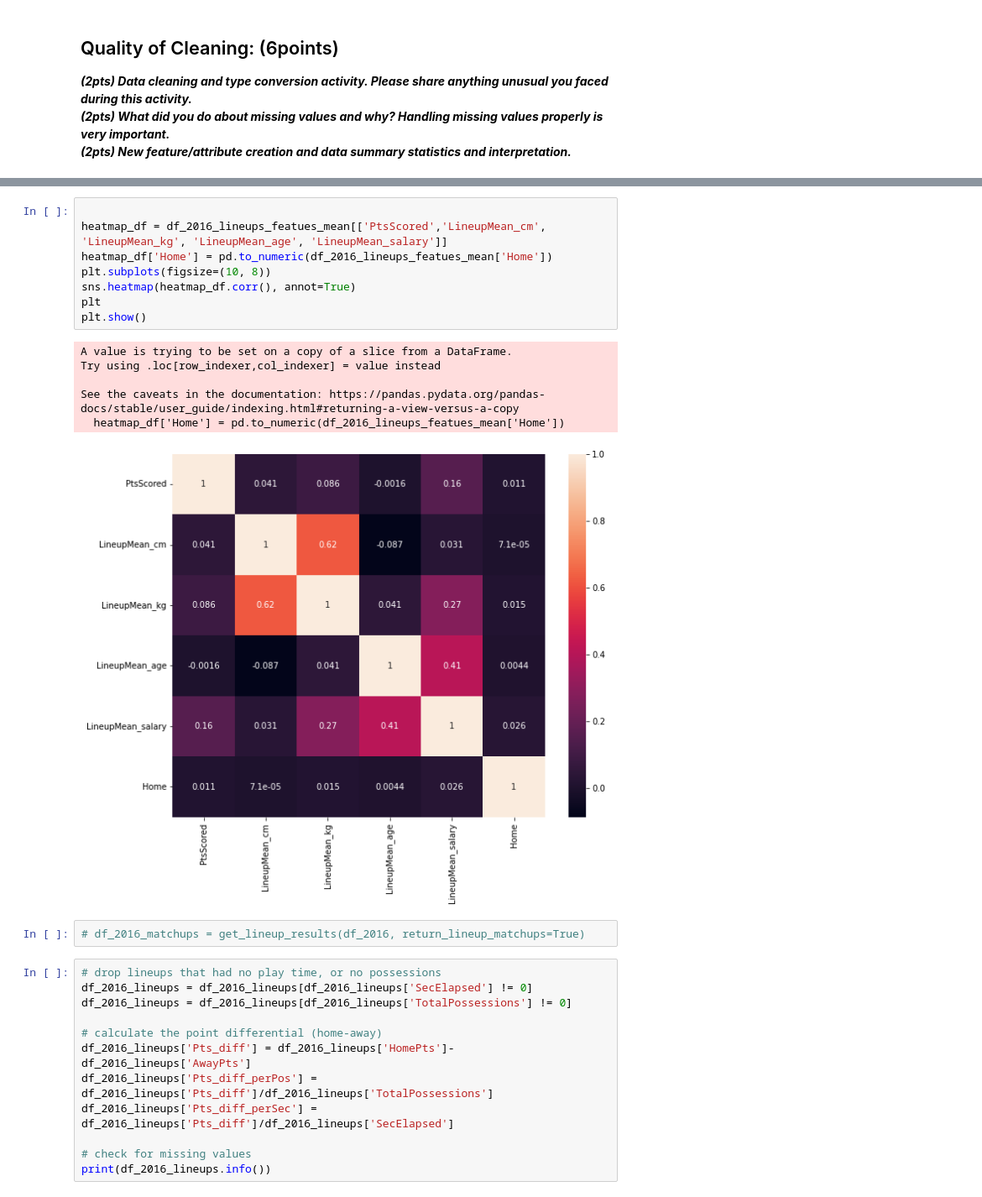
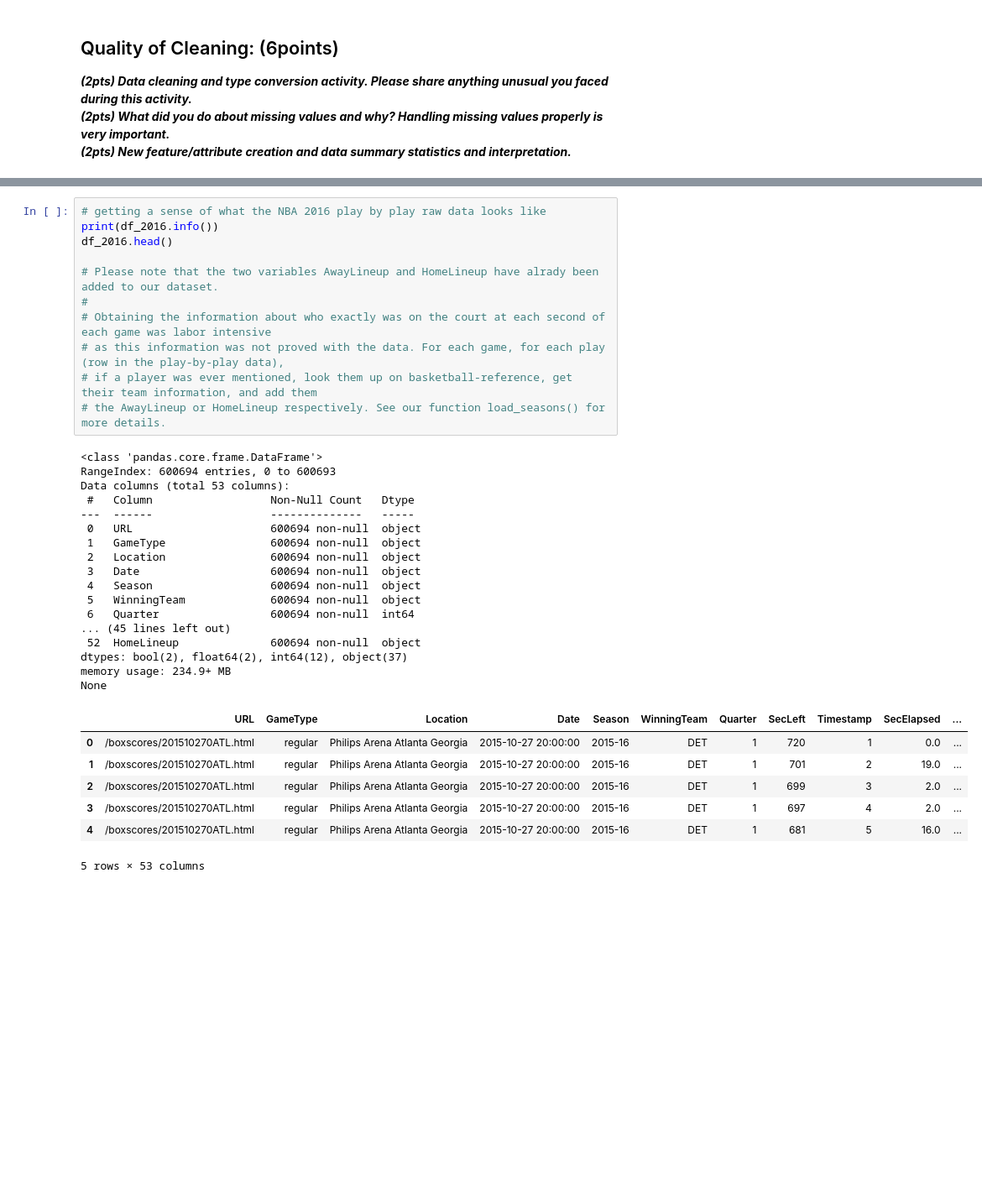
Before and after one commit to BrianMillerS/ultimate_nba_5-player_lineup, a Jupyter notebook: Bball_production.ipynb, the cells around one changed output, grey strips where cells are left out. Shown at 84% size. Saved outputs shown, nothing was run; the diff lists cells and outputs as text; blank space fills up the shorter version.

```diff
--- a/Bball_production.ipynb
+++ b/Bball_production.ipynb
@@ -98,29 +73,36 @@ Loading dienggo01... Loading horfoal01... Loading harrijo01... Loading applike01
-# %%
-
-heatmap_df = df_2016_lineups_featues_mean[['PtsScored','LineupMean_cm', 'LineupMean_kg', 'LineupMean_age', 'LineupMean_salary']]
-heatmap_df['Home'] = pd.to_numeric(df_2016_lineups_featues_mean['Home'])
-plt.subplots(figsize=(10, 8))
-sns.heatmap(heatmap_df.corr(), annot=True)
-plt
-plt.show()
-# %% [output]
-A value is trying to be set on a copy of a slice from a DataFrame.
-Try using .loc[row_indexer,col_indexer] = value instead
-
-See the caveats in the documentation: https://pandas.pydata.org/pandas-docs/stable/user_guide/indexing.html#returning-a-view-versus-a-copy
-  heatmap_df['Home'] = pd.to_numeric(df_2016_lineups_featues_mean['Home'])
-[figure, removed]
-# %%
-# df_2016_matchups = get_lineup_results(df_2016, return_lineup_matchups=True)
-# %%
-# drop lineups that had no play time, or no possessions
-df_2016_lineups = df_2016_lineups[df_2016_lineups['SecElapsed'] != 0]
-df_2016_lineups = df_2016_lineups[df_2016_lineups['TotalPossessions'] != 0]
-
-# calculate the point differential (home-away)
-df_2016_lineups['Pts_diff'] = df_2016_lineups['HomePts']-df_2016_lineups['AwayPts']
-df_2016_lineups['Pts_diff_perPos'] = df_2016_lineups['Pts_diff']/df_2016_lineups['TotalPossessions']
-df_2016_lineups['Pts_diff_perSec'] = df_2016_lineups['Pts_diff']/df_2016_lineups['SecElapsed']
-
-# check for missing values
-print(df_2016_lineups.info())
+# %%
+# getting a sense of what the NBA 2016 play by play raw data looks like
+print(df_2016.info())
+df_2016.head()
+
+# Please note that the two variables AwayLineup and HomeLineup have alrady been added to our dataset.
+#
+# Obtaining the information about who exactly was on the court at each second of each game was labor intensive
+# as this information was not proved with the data. For each game, for each play (row in the play-by-play data),
+# if a player was ever mentioned, look them up on basketball-reference, get their team information, and add them
+# the AwayLineup or HomeLineup respectively. See our function load_seasons() for more details.
+# %% [output]
+<class 'pandas.core.frame.DataFrame'>
+RangeIndex: 600694 entries, 0 to 600693
+Data columns (total 53 columns):
+ #   Column                  Non-Null Count   Dtype
+---  ------                  --------------   -----
+ 0   URL                     600694 non-null  object
+ 1   GameType                600694 non-null  object
+ 2   Location                600694 non-null  object
+ 3   Date                    600694 non-null  object
+ 4   Season                  600694 non-null  object
+ 5   WinningTeam             600694 non-null  object
+ 6   Quarter                 600694 non-null  int64
+... (45 lines left out)
+ 52  HomeLineup              600694 non-null  object
+dtypes: bool(2), float64(2), int64(12), object(37)
+memory usage: 234.9+ MB
+None
+|  | URL | GameType | Location | Date | Season | WinningTeam | Quarter | SecLeft | Timestamp | SecElapsed | ... |
+| 0 | /boxscores/201510270ATL.html | regular | Philips Arena Atlanta Georgia | 2015-10-27 20:00:00 | 2015-16 | DET | 1 | 720 | 1 | 0.0 | ... |
+| 1 | /boxscores/201510270ATL.html | regular | Philips Arena Atlanta Georgia | 2015-10-27 20:00:00 | 2015-16 | DET | 1 | 701 | 2 | 19.0 | ... |
+| 2 | /boxscores/201510270ATL.html | regular | Philips Arena Atlanta Georgia | 2015-10-27 20:00:00 | 2015-16 | DET | 1 | 699 | 3 | 2.0 | ... |
+| 3 | /boxscores/201510270ATL.html | regular | Philips Arena Atlanta Georgia | 2015-10-27 20:00:00 | 2015-16 | DET | 1 | 697 | 4 | 2.0 | ... |
+| 4 | /boxscores/201510270ATL.html | regular | Philips Arena Atlanta Georgia | 2015-10-27 20:00:00 | 2015-16 | DET | 1 | 681 | 5 | 16.0 | ... |
+5 rows × 53 columns
```
Also changed, not shown: parts of 17 cells of this notebook, 1 other file.
